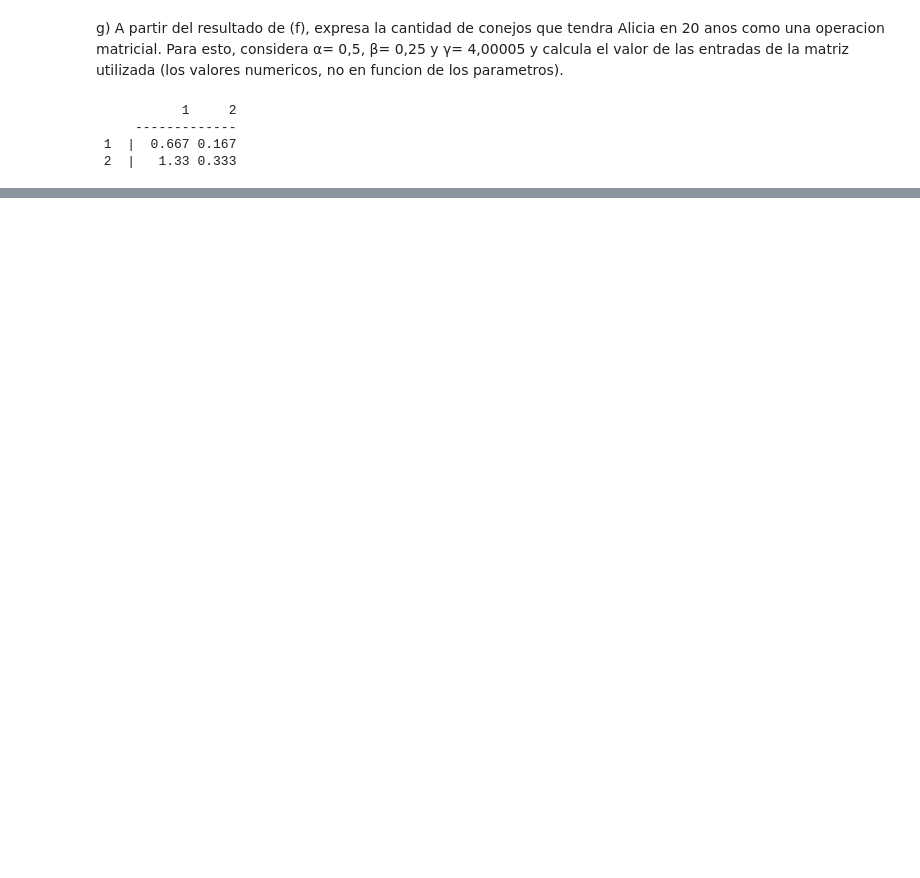
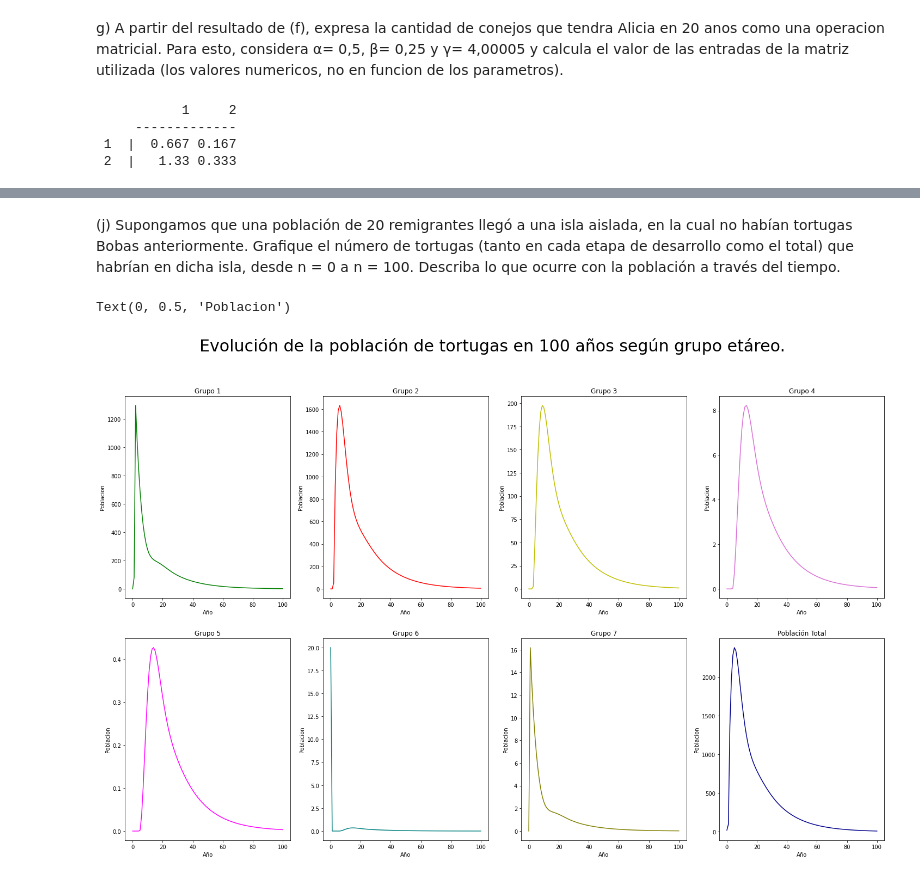
Before and after one commit to JZapataMA/Proyecto-2-ALCD, a Jupyter notebook: Proyecto_2.ipynb, the cells around one changed output, grey strips where cells are left out. Drawn from its saved outputs; the diff is of its cells as text; code cells hidden in the pictures; blank space fills up the shorter version.

Commit message:
Proyecto 2 Parte tortugas a medias

```diff
--- a/Proyecto_2.ipynb
+++ b/Proyecto_2.ipynb
@@ -238,0 +253,6 @@ print(Mn)
+# %%
+#En base a las ecuaciones presentadas en el enunciado se define la matriz A como sigue.
+
+A = mt.Mat(({1, 2, 3, 4, 5, 6, 7}, {1, 2, 3, 4, 5, 6, 7}), {(1, 5): 127,  (1, 6): 4, (1, 7): 80, (2, 1): 0.6747, (2, 2): 0.7370, (3, 2): 0.0486, (3, 3): 0.6610,
+(4, 3): 0.0147, (4, 4): 0.6907, (5, 4): 0.0518, (6, 5): 0.8091, (7, 6): 0.8091, (7, 7): 0.8089})
+print (A)
@@ -238,0 +269,3 @@ print(Mn)
+# %% [markdown]
+(j) Supongamos que una población de 20 remigrantes llegó a una isla aislada, en la cual no habían tortugas Bobas anteriormente. Grafique el número de tortugas (tanto en cada etapa de desarrollo como el total) que habrían en dicha isla, desde n = 0 a n = 100. Describa lo que ocurre con la población a través del
+tiempo.
@@ -238,0 +303,43 @@ print(Mn)
+# %%
+#FIGURA Y AXIS
+fig, ((ax1, ax2, ax3, ax4), (ax5, ax6, ax7, ax8)) = plt.subplots(2, 4, figsize = (25,15))
+#TITULO
+plt.suptitle('Evolución de la población de tortugas en 100 años según grupo etáreo.', fontsize = 30)
+#GRAFICOS
+ax1.plot(np.linspace(0, 100, 101), res_1, label = 'Grupo 1', color = 'g')
+ax2.plot(np.linspace(0, 100, 101), res_2, label = 'Grupo 2', color = 'r')
+ax3.plot(np.linspace(0, 100, 101), res_3, label = 'Grupo 3', color = 'y')
+ax4.plot(np.linspace(0, 100, 101), res_4, label = 'Grupo 4', color = 'orchid')
+ax5.plot(np.linspace(0, 100, 101), res_5, label = 'Grupo 5', color = 'fuchsia')
+ax6.plot(np.linspace(0, 100, 101), res_6, label = 'Grupo 6', color = 'teal')
+ax7.plot(np.linspace(0, 100, 101), res_7, label = 'Grupo 7', color = 'olive')
+ax8.plot(np.linspace(0, 100, 101), res_8, label = 'Total', color = 'darkblue')
+#TITULOS GRAFICOS
+ax1.set_title('Grupo 1')
+ax2.set_title('Grupo 2')
+ax3.set_title('Grupo 3')
+ax4.set_title('Grupo 4')
+ax5.set_title('Grupo 5')
+ax6.set_title('Grupo 6')
+ax7.set_title('Grupo 7')
+ax8.set_title('Población Total')
+#LABELS GRAFICOS
+ax1.set_xlabel('Año')
+ax2.set_xlabel('Año')
+ax3.set_xlabel('Año')
+ax4.set_xlabel('Año')
+ax5.set_xlabel('Año')
+ax6.set_xlabel('Año')
+ax7.set_xlabel('Año')
+ax8.set_xlabel('Año')
+ax1.set_ylabel('Poblacion')
+ax2.set_ylabel('Poblacion')
+ax3.set_ylabel('Poblacion')
+ax4.set_ylabel('Poblacion')
+ax5.set_ylabel('Poblacion')
+ax6.set_ylabel('Poblacion')
+ax7.set_ylabel('Poblacion')
+ax8.set_ylabel('Poblacion')
+# %% [output]
+Text(0, 0.5, 'Poblacion')
+[figure, added]
```
Also changed, not shown: parts of 12 cells of this notebook.
